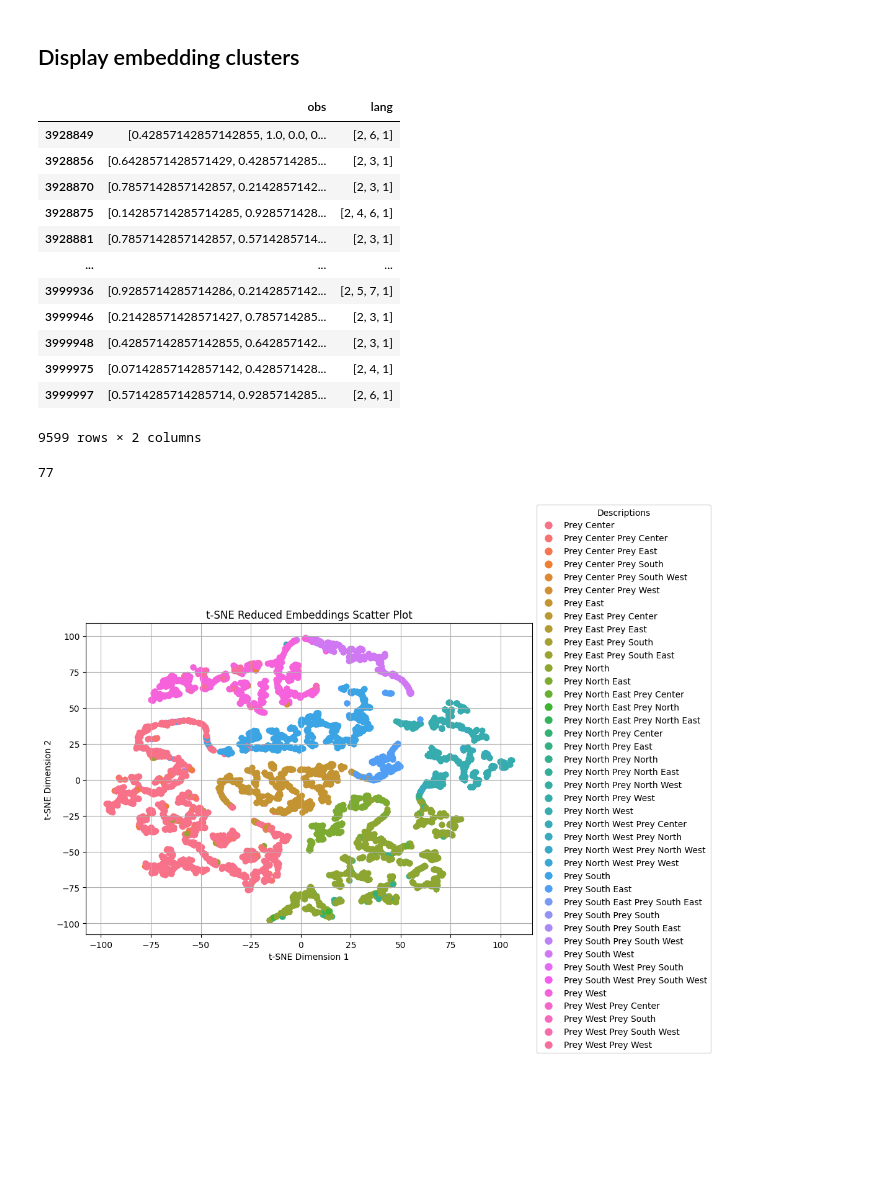
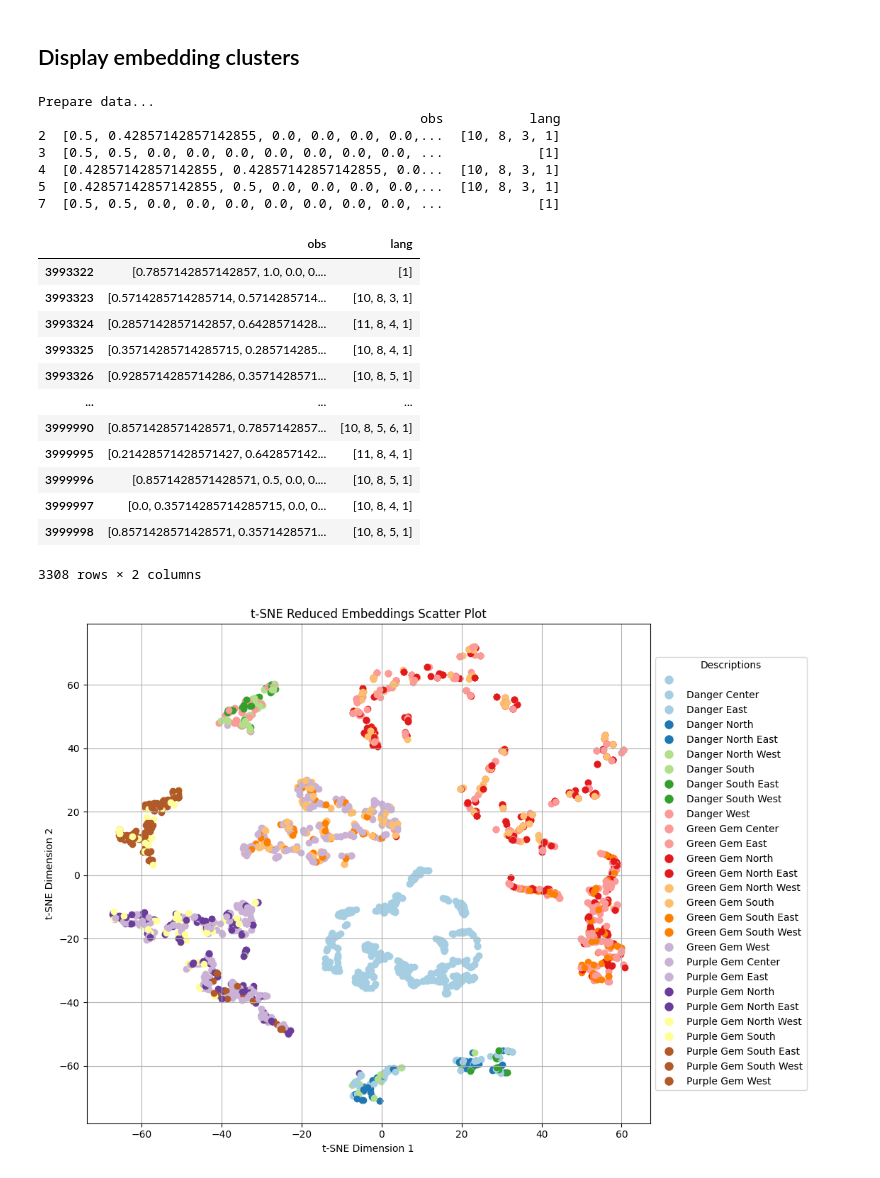
Before and after one commit to Maxtoq/MADRL-PhD-Thesis-Code, a Jupyter notebook: algorithms/LGMARL_new/Pretrain LM descriptor.ipynb, the cells around one changed output. Saved outputs shown, nothing was run; the diff lists cells and outputs as text; code cells hidden in the pictures; blank space fills up the shorter version.

Commit message:
start visu embeds

```diff
--- a/algorithms/LGMARL_new/Pretrain LM descriptor.ipynb
+++ b/algorithms/LGMARL_new/Pretrain LM descriptor.ipynb
@@ -101,7 +101,7 @@ def load_n_prep_data(path, ll):
     # Drop majority of rows with empty message
     empty_ids = df.index[df["lang"] == ''].tolist()
     if len(empty_ids) > len(df) * 0.1:
-        drop_ids = random.sample(empty_ids, len(empty_ids) - len(df) * 0.1)
+        drop_ids = random.sample(empty_ids, int(len(empty_ids) - len(df) * 0.1))
         df = df.drop(drop_ids)
 
     # Prepare data
@@ -511,41 +640,71 @@ array(['[8, 2, 4, 1]', '[9, 4, 1]', '[9, 2, 1]', '[8, 3, 5, 1]',
+# %%
+from src.algo.policy_diff.langground import LanguageGrounder
+
+import torch
+import numpy as np
+
+obs_dim = 78
+context_dim = 4
+hidden_dim = 64
+embed_dim = 4
+n_layer = 2
+lr = 0.007
+vocab = [
+            "Prey", "Center", "North", "South", "East", "West",
+            "Gem", "Yellow", "Green", "Purple", "Danger"]
+max_mess_len = 3
+
+ll = LanguageGrounder(obs_dim, context_dim, hidden_dim, embed_dim, n_layer, lr, vocab, max_mess_len)
+ll.load_params(torch.load("../../results/data/lamarl_data/FH15_langground.pt"))
+
+# Load and prepare data
+print("Prepare data...")
+df = load_n_prep_data("../../results/data/lamarl_data/FH_15.csv", ll)
+print(df.head())
+# %% [output]
+Prepare data...
+                                                 obs           lang
+2  [0.5, 0.42857142857142855, 0.0, 0.0, 0.0, 0.0,...  [10, 8, 3, 1]
+3  [0.5, 0.5, 0.0, 0.0, 0.0, 0.0, 0.0, 0.0, 0.0, ...            [1]
+4  [0.42857142857142855, 0.42857142857142855, 0.0...  [10, 8, 3, 1]
+5  [0.42857142857142855, 0.5, 0.0, 0.0, 0.0, 0.0,...  [10, 8, 3, 1]
+7  [0.5, 0.5, 0.0, 0.0, 0.0, 0.0, 0.0, 0.0, 0.0, ...            [1]
 # %%
 from sklearn.preprocessing import LabelEncoder
 from sklearn.manifold import TSNE
 from matplotlib.cm import get_cmap
 import seaborn as sns
 
+
+
 ll.prep_rollout("cpu")
 
-eval_data = df.iloc[-10000:]
+eval_data = df.iloc[-5000:]
 
 # Remove rows with long messages
 rids = []
 for i, row in eval_data.iterrows():
-    if len(row["lang"]) > 4:
+    if len(row["lang"]) > 5:# or len(row["lang"]) <= 1 or 10 not in row["lang"]:# or 10 not in row["lang"]:
         rids.append(i)
 display_data = eval_data.drop(rids)
 display_data
 # %% [output]
 |  | obs | lang |
-| 3928849 | [0.42857142857142855, 1.0, 0.0, 0... | [2, 6, 1] |
-| 3928856 | [0.6428571428571429, 0.4285714285... | [2, 3, 1] |
-| 3928870 | [0.7857142857142857, 0.2142857142... | [2, 3, 1] |
-| 3928875 | [0.14285714285714285, 0.928571428... | [2, 4, 6, 1] |
-| 3928881 | [0.7857142857142857, 0.5714285714... | [2, 3, 1] |
+| 3993322 | [0.7857142857142857, 1.0, 0.0, 0.... | [1] |
+| 3993323 | [0.5714285714285714, 0.5714285714... | [10, 8, 3, 1] |
+| 3993324 | [0.2857142857142857, 0.6428571428... | [11, 8, 4, 1] |
+| 3993325 | [0.35714285714285715, 0.285714285... | [10, 8, 4, 1] |
+| 3993326 | [0.9285714285714286, 0.3571428571... | [10, 8, 5, 1] |
 | ... | ... | ... |
-| 3999936 | [0.9285714285714286, 0.2142857142... | [2, 5, 7, 1] |
-| 3999946 | [0.21428571428571427, 0.785714285... | [2, 3, 1] |
-| 3999948 | [0.42857142857142855, 0.642857142... | [2, 3, 1] |
-| 3999975 | [0.07142857142857142, 0.428571428... | [2, 4, 1] |
-| 3999997 | [0.5714285714285714, 0.9285714285... | [2, 6, 1] |
+| 3999990 | [0.8571428571428571, 0.7857142857... | [10, 8, 5, 6, 1] |
+| 3999995 | [0.21428571428571427, 0.642857142... | [11, 8, 4, 1] |
+| 3999996 | [0.8571428571428571, 0.5, 0.0, 0.... | [10, 8, 5, 1] |
+| 3999997 | [0.0, 0.35714285714285715, 0.0, 0... | [10, 8, 4, 1] |
+| 3999998 | [0.8571428571428571, 0.3571428571... | [10, 8, 5, 1] |
-9599 rows × 2 columns
+3308 rows × 2 columns
-# %%
-len(list(eval_data.obs)[0])
-# %% [output]
-77
 # %%
-obs = torch.Tensor(np.array(list(eval_data["obs"])))
-lang = [' '.join(s) for s in ll.word_encoder.decode_batch(list(eval_data["lang"]))]
+obs = torch.Tensor(np.array(list(display_data["obs"])))
+lang = [' '.join(s) for s in ll.word_encoder.decode_batch(list(display_data["lang"]))]
 
 enc_obs = ll.obs_encoder(obs).detach().numpy()
 
@@ -555,32 +714,35 @@ embeddings_2d = tsne.fit_transform(enc_obs)
 # Map descriptions to unique numeric labels
 label_encoder = LabelEncoder()
 labels = label_encoder.fit_transform(lang)
 
 # Generate a color map
 unique_labels = np.unique(labels)
 # cmap = get_cmap('glasbey_bw', len(unique_labels))  # Use a larger colormap
-clrs = sns.color_palette('husl', n_colors=len(unique_labels))
+# clrs = sns.color_palette('husl', n_colors=len(unique_labels))
+# clrs = [(random.random(), random.random(), random.random()) for _ in range(len(unique_labels))]
+# clrs = generate_distinct_colors(len(unique_labels), threshold=0.3)
+clrs = generate_gradient_colors(len(unique_labels), cmap_name='Paired')
 label_to_color = {label: clrs[idx] for idx, label in enumerate(unique_labels)}
 
 # Scatter plot
 plt.figure(figsize=(13, 8))
 for idx, embedding in enumerate(embeddings_2d):
     label = labels[idx]
     plt.scatter(embedding[0], embedding[1], color=label_to_color[label], label=lang[idx])
 
 # Add legend
 handles = [plt.Line2D([0], [0], marker='o', color='w', markerfacecolor=label_to_color[label], markersize=10)
            for label in unique_labels]
 labels = label_encoder.inverse_transform(unique_labels)
 plt.legend(handles, labels, title="Descriptions", loc="center left", bbox_to_anchor=(1, 0.5))
 
 # Plot settings
 plt.title("t-SNE Reduced Embeddings Scatter Plot")
 plt.xlabel("t-SNE Dimension 1")
 plt.ylabel("t-SNE Dimension 2")
 plt.grid(True)
 
 # Show plot
 plt.tight_layout(rect=[0, 0, 0.85, 1])
 # %% [output]
-[figure, old version]
+[figure, new version]
```
Also changed, not shown: parts of 9 cells of this notebook, 2 other files.
